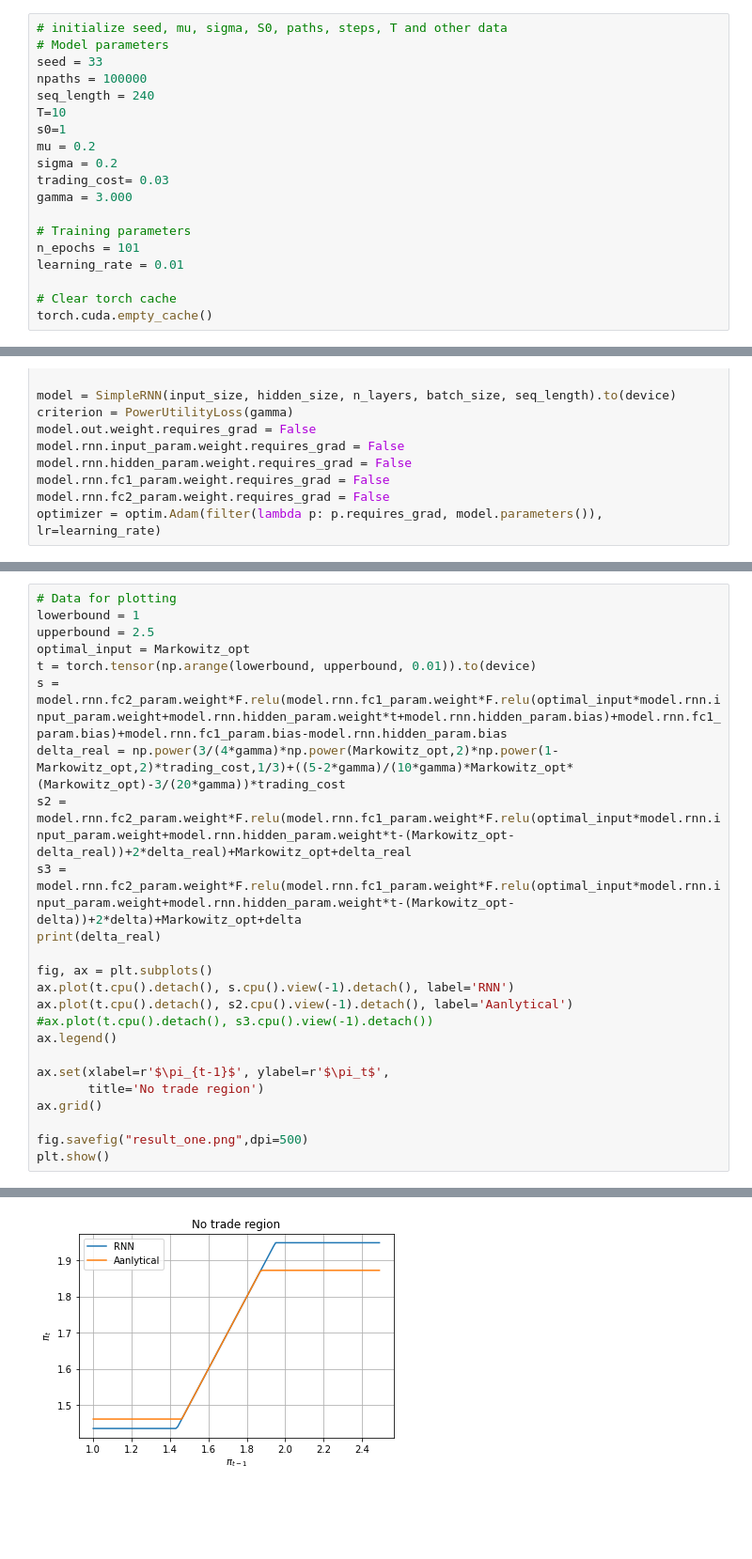
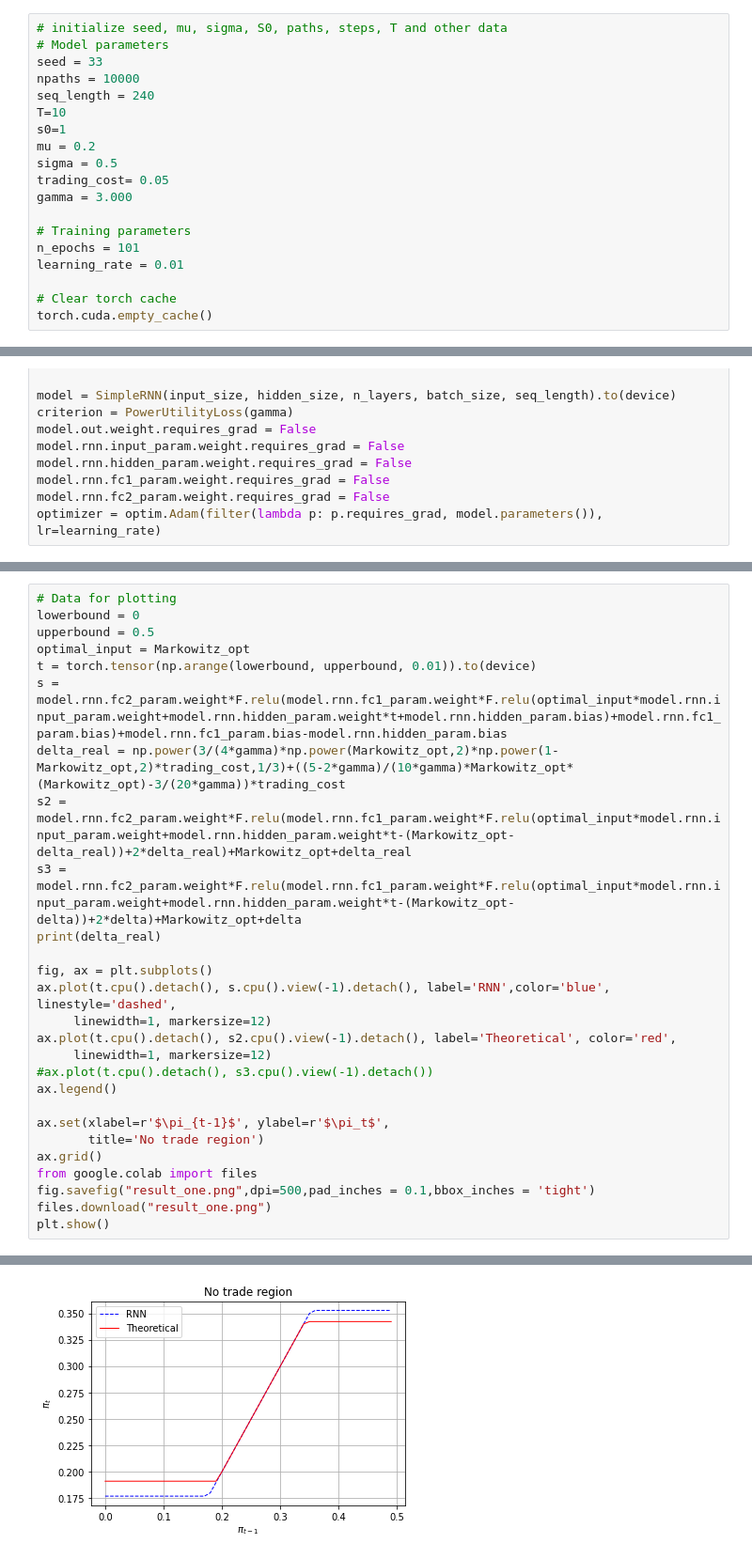
Before and after one commit to jsxzliran/TransactionCost, a Jupyter notebook: OneStockTradingCost-2parameter.ipynb, the cells around one changed output, grey strips where cells are left out. Shown at 94% size. Drawn from its saved outputs; the diff is of its cells as text; blank space fills up the shorter version.

```diff
--- a/OneStockTradingCost-2parameter.ipynb
+++ b/OneStockTradingCost-2parameter.ipynb
@@ -14,13 +20,13 @@ device = torch.device("cuda:0" if torch.cuda.is_available() else "cpu")
 # initialize seed, mu, sigma, S0, paths, steps, T and other data
 # Model parameters
 seed = 33
-npaths = 100000
+npaths = 10000
 seq_length = 240
 T=10
 s0=1
 mu = 0.2
-sigma = 0.2
-trading_cost= 0.03
+sigma = 0.5
+trading_cost= 0.05
 gamma = 3.000
 
 # Training parameters
@@ -253,7 +263,7 @@ out.weight tensor([[1.]], device='cuda:0')
 # %%
 # Data for plotting
-lowerbound = 1
-upperbound = 2.5
+lowerbound = 0
+upperbound = 0.5
 optimal_input = Markowitz_opt
 t = torch.tensor(np.arange(lowerbound, upperbound, 0.01)).to(device)
 s = model.rnn.fc2_param.weight*F.relu(model.rnn.fc1_param.weight*F.relu(optimal_input*model.rnn.input_param.weight+model.rnn.hidden_param.weight*t+model.rnn.hidden_param.bias)+model.rnn.fc1_param.bias)+model.rnn.fc1_param.bias-model.rnn.hidden_param.bias
@@ -263,15 +273,18 @@ s3 = model.rnn.fc2_param.weight*F.relu(model.rnn.fc1_param.weight*F.relu(optimal
 print(delta_real)
 
 fig, ax = plt.subplots()
-ax.plot(t.cpu().detach(), s.cpu().view(-1).detach(), label='RNN')
-ax.plot(t.cpu().detach(), s2.cpu().view(-1).detach(), label='Aanlytical')
+ax.plot(t.cpu().detach(), s.cpu().view(-1).detach(), label='RNN',color='blue', linestyle='dashed',
+     linewidth=1, markersize=12)
+ax.plot(t.cpu().detach(), s2.cpu().view(-1).detach(), label='Theoretical', color='red',
+     linewidth=1, markersize=12)
 #ax.plot(t.cpu().detach(), s3.cpu().view(-1).detach())
 ax.legend()
 
 ax.set(xlabel=r'$\pi_{t-1}$', ylabel=r'$\pi_t$',
        title='No trade region')
 ax.grid()
-
-fig.savefig("result_one.png",dpi=500)
+from google.colab import files
+fig.savefig("result_one.png",dpi=500,pad_inches = 0.1,bbox_inches = 'tight')
+files.download("result_one.png")
 plt.show()
 # %% [output]
@@ -279,4 +294,4 @@ plt.show()
-[figure, old version]
+[figure, new version]
 # %%
 # Calculate the simulated ESR
 ESR_Simulation = torch.log(torch.pow(torch.mean(torch.pow(outputs,1-gamma)),1/(1-gamma)))/T
```
Also changed, not shown: parts of 9 cells of this notebook, 1 other file.
